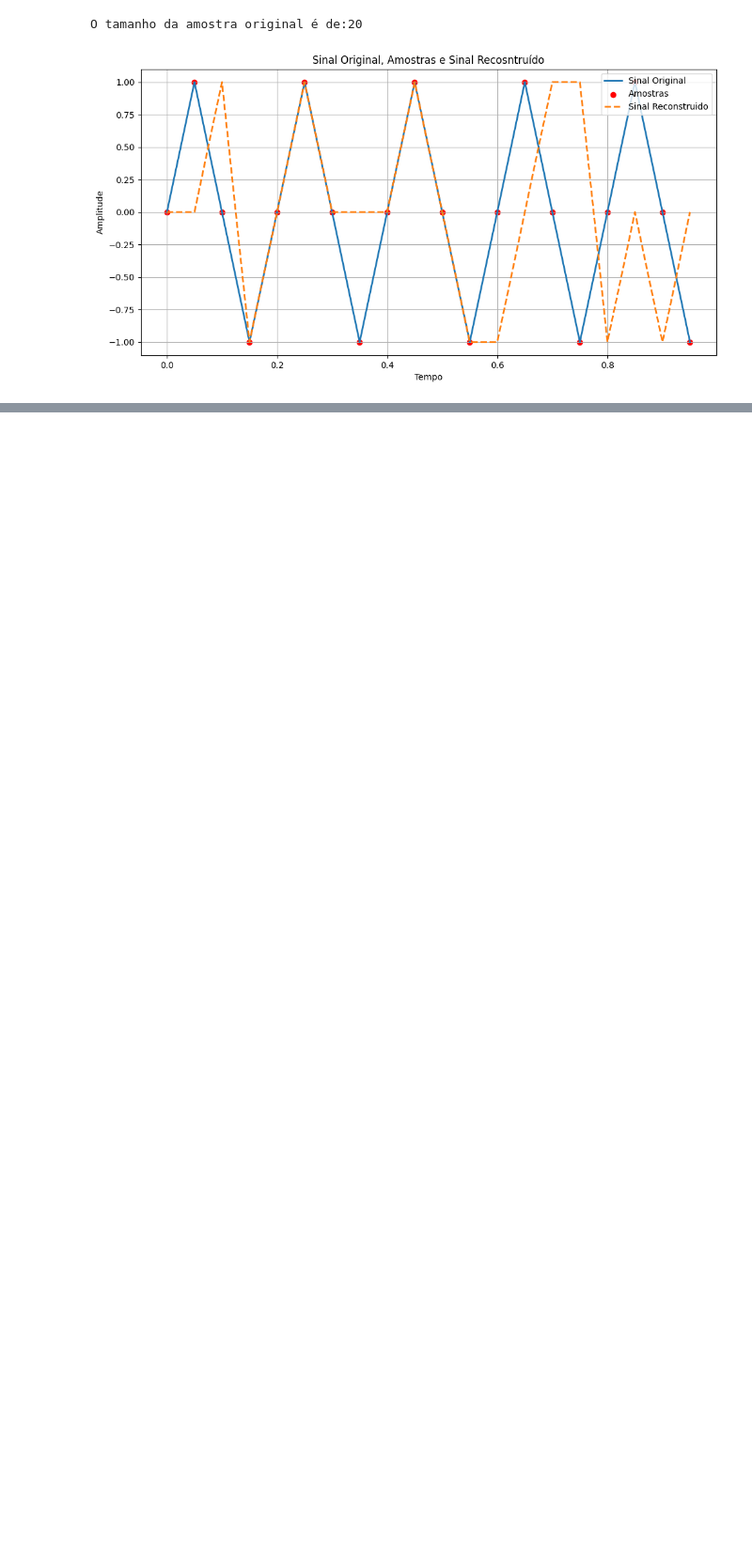
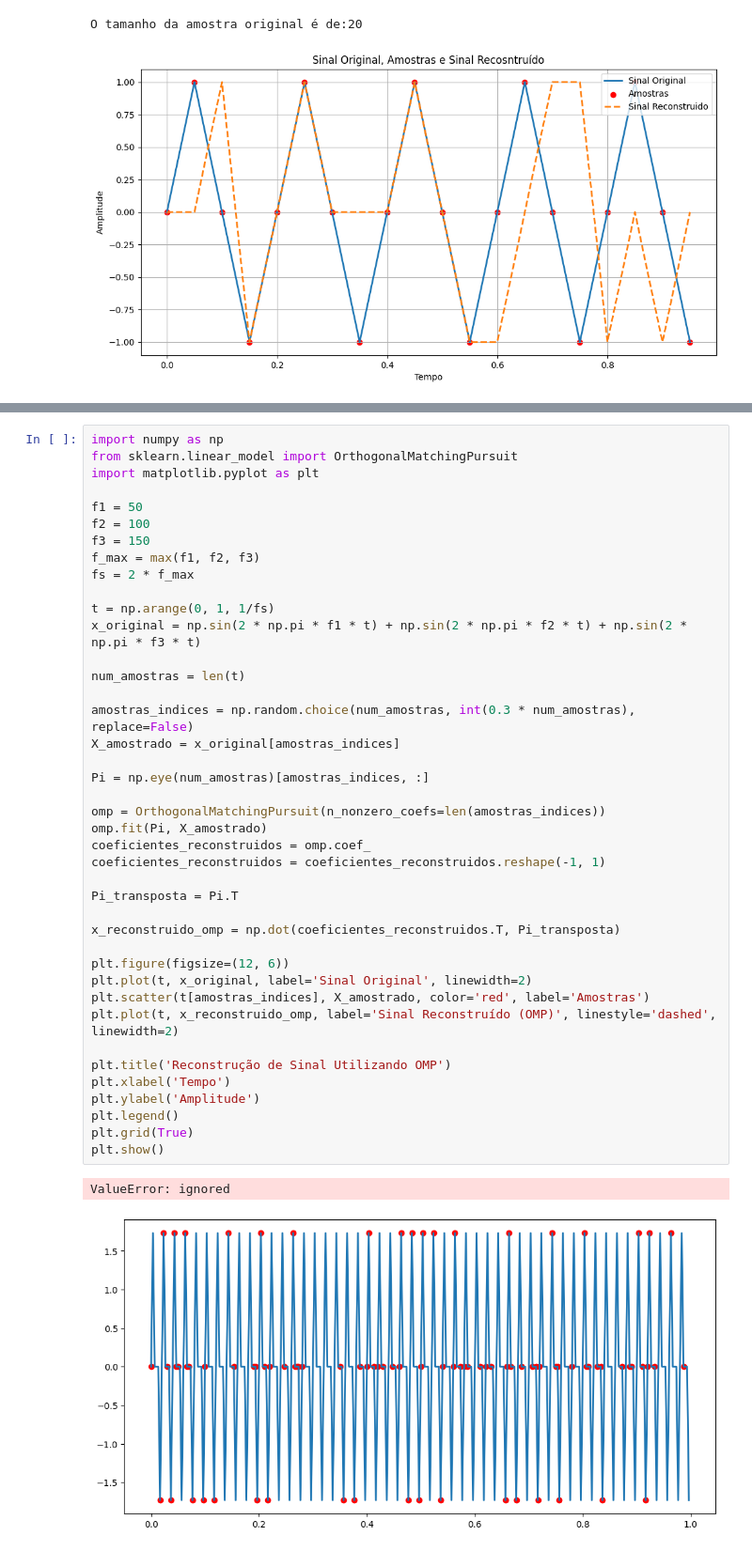
Before and after one commit to AugustoBonifacio001/AugustoBonifacio001, a Jupyter notebook: teste_reconstrucao_de_sinais.ipynb, the cells around one changed output, grey strips where cells are left out. Shown at 94% size. Saved outputs shown, nothing was run; the diff lists cells and outputs as text; blank space fills up the shorter version.

```diff
--- a/teste_reconstrucao_de_sinais.ipynb
+++ b/teste_reconstrucao_de_sinais.ipynb
@@ -100,0 +145,44 @@ O tamanho da amostra original é de:20
+# %%
+import numpy as np
+from sklearn.linear_model import OrthogonalMatchingPursuit
+import matplotlib.pyplot as plt
+
+f1 = 50
+f2 = 100
+f3 = 150
+f_max = max(f1, f2, f3)
+fs = 2 * f_max
+
+t = np.arange(0, 1, 1/fs)
+x_original = np.sin(2 * np.pi * f1 * t) + np.sin(2 * np.pi * f2 * t) + np.sin(2 * np.pi * f3 * t)
+
+num_amostras = len(t)
+
+amostras_indices = np.random.choice(num_amostras, int(0.3 * num_amostras), replace=False)
+X_amostrado = x_original[amostras_indices]
+
+Pi = np.eye(num_amostras)[amostras_indices, :]
+
+omp = OrthogonalMatchingPursuit(n_nonzero_coefs=len(amostras_indices))
+omp.fit(Pi, X_amostrado)
+coeficientes_reconstruidos = omp.coef_
+coeficientes_reconstruidos = coeficientes_reconstruidos.reshape(-1, 1)
+
+Pi_transposta = Pi.T
+
+x_reconstruido_omp = np.dot(coeficientes_reconstruidos.T, Pi_transposta)
+
+plt.figure(figsize=(12, 6))
+plt.plot(t, x_original, label='Sinal Original', linewidth=2)
+plt.scatter(t[amostras_indices], X_amostrado, color='red', label='Amostras')
+plt.plot(t, x_reconstruido_omp, label='Sinal Reconstruído (OMP)', linestyle='dashed', linewidth=2)
+
+plt.title('Reconstrução de Sinal Utilizando OMP')
+plt.xlabel('Tempo')
+plt.ylabel('Amplitude')
+plt.legend()
+plt.grid(True)
+plt.show()
+# %% [output]
+ValueError: ignored
+[figure, added]
```
Also changed, not shown: parts of 5 cells of this notebook.
